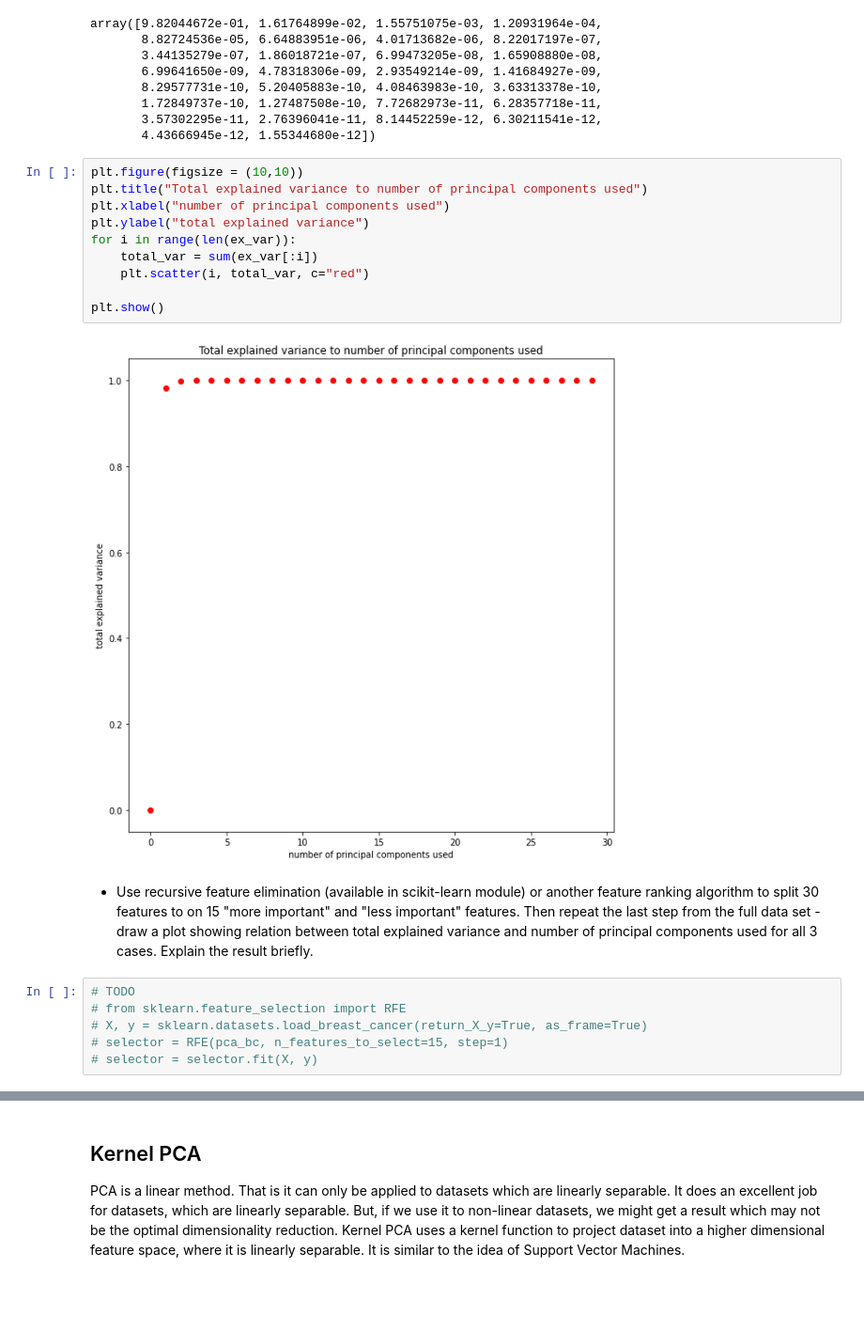
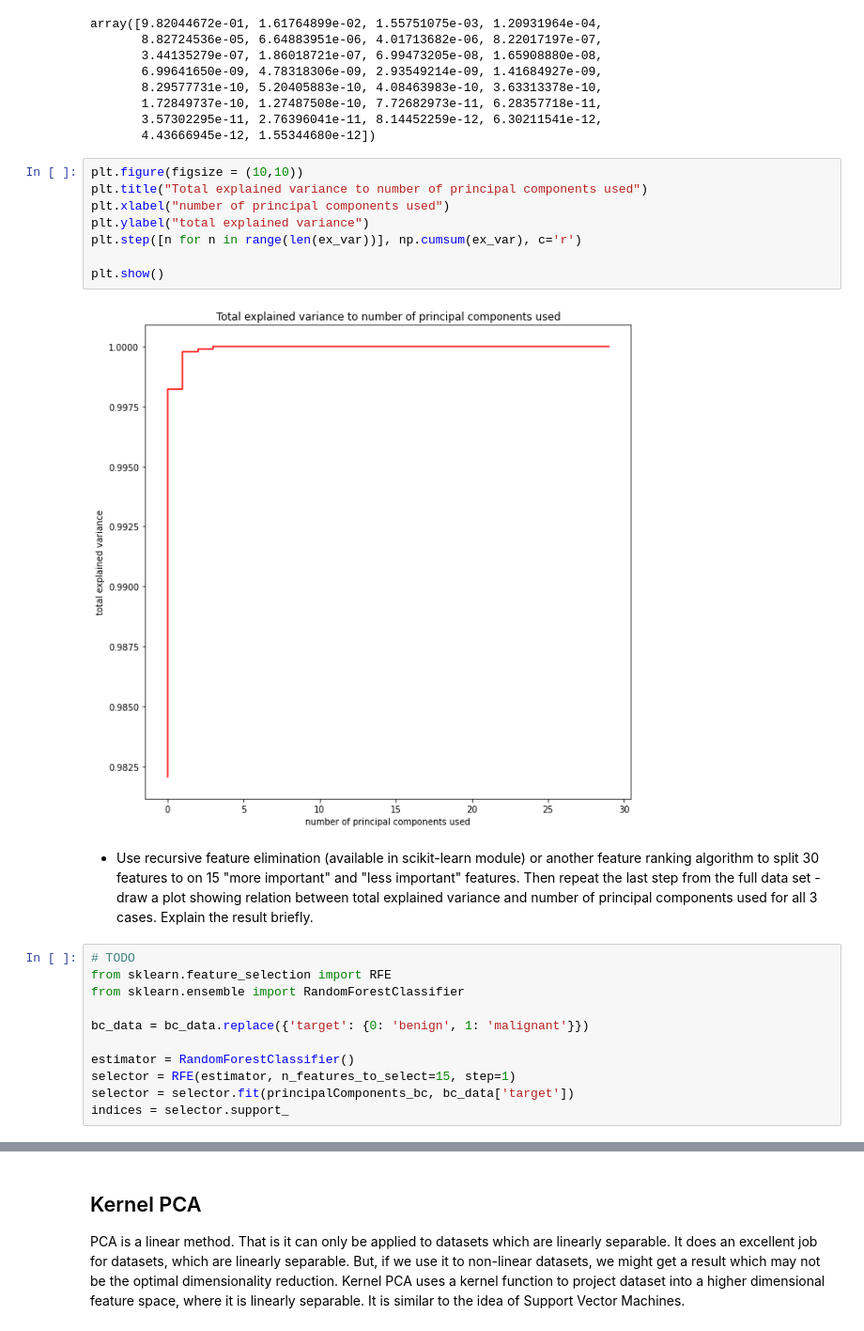
Before and after one commit to PKopel/data-embedding, a Jupyter notebook: pca_kernelpca_lab.ipynb, the cells around one changed output, grey strips where cells are left out. Shown at 94% size. Cells and saved outputs as stored; diff of their text form; blank space fills up the shorter version.

```diff
--- a/pca_kernelpca_lab.ipynb
+++ b/pca_kernelpca_lab.ipynb
@@ -295,20 +279,23 @@ array([9.82044672e-01, 1.61764899e-02, 1.55751075e-03, 1.20931964e-04,
 # %%
 plt.figure(figsize = (10,10))
 plt.title("Total explained variance to number of principal components used")
 plt.xlabel("number of principal components used")
 plt.ylabel("total explained variance")
-for i in range(len(ex_var)):
-    total_var = sum(ex_var[:i])
-    plt.scatter(i, total_var, c="red")
+plt.step([n for n in range(len(ex_var))], np.cumsum(ex_var), c='r')
 
 plt.show()
 # %% [output]
-[figure, old version]
+[figure, new version]
 # %% [markdown]
 * Use recursive feature elimination (available in scikit-learn module) or another feature ranking algorithm to split 30 features to on 15 "more important" and "less important" features. Then repeat the last step from the full data set - draw a plot showing relation between total explained variance and number of principal components used for all 3 cases. Explain the result briefly.
 # %%
 # TODO
-# from sklearn.feature_selection import RFE
-# X, y = sklearn.datasets.load_breast_cancer(return_X_y=True, as_frame=True)
-# selector = RFE(pca_bc, n_features_to_select=15, step=1)
-# selector = selector.fit(X, y)
+from sklearn.feature_selection import RFE
+from sklearn.ensemble import RandomForestClassifier
+
+bc_data = bc_data.replace({'target': {0: 'benign', 1: 'malignant'}})
+
+estimator = RandomForestClassifier()
+selector = RFE(estimator, n_features_to_select=15, step=1)
+selector = selector.fit(principalComponents_bc, bc_data['target'])
+indices = selector.support_
```
Also changed, not shown: parts of 36 cells of this notebook, 1 other file.
